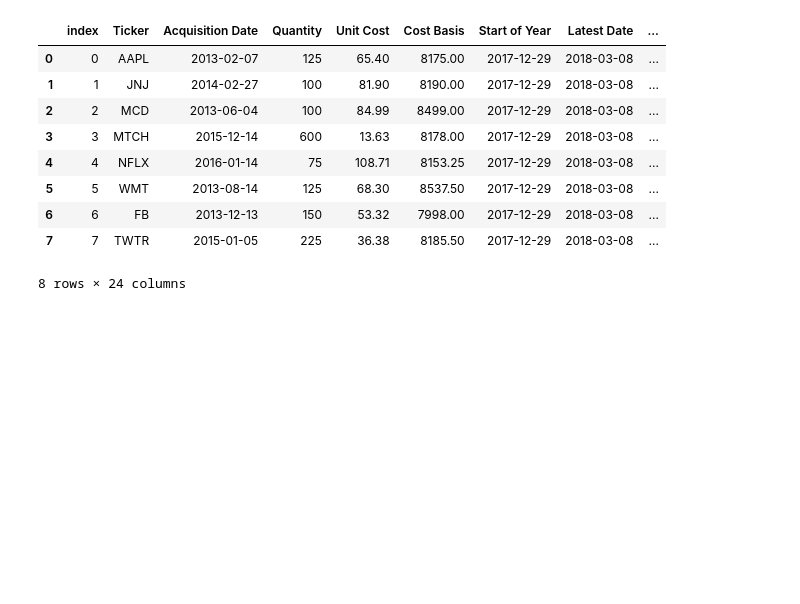
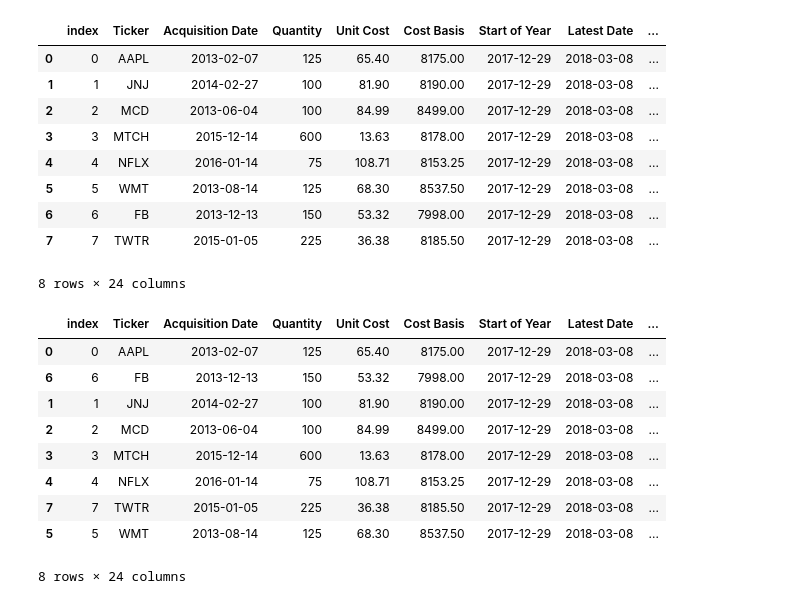
Before and after one commit to xiaomaniay/python-apps, a Jupyter notebook: yahoo_finance_test.ipynb, the cells around one changed output. Saved outputs shown, nothing was run; the diff lists cells and outputs as text; code cells hidden in the pictures; blank space fills up the shorter version.

```diff
--- a/yahoo_finance_test.ipynb
+++ b/yahoo_finance_test.ipynb
@@ -556,3 +556,18 @@ merged_portfolio_sp_latest_YTD_sp
 | 6 | 6 | FB | 2013-12-13 | 150 | 53.32 | 7998.00 | 2017-12-29 | 2018-03-08 | ... |
 | 7 | 7 | TWTR | 2015-01-05 | 225 | 36.38 | 8185.50 | 2017-12-29 | 2018-03-08 | ... |
 8 rows × 24 columns
+# %%
+merged_portfolio_sp_latest_YTD_sp = merged_portfolio_sp_latest_YTD_sp.sort_values(by='Ticker', ascending=True)
+# %%
+merged_portfolio_sp_latest_YTD_sp
+# %% [output]
+|  | index | Ticker | Acquisition Date | Quantity | Unit Cost | Cost Basis | Start of Year | Latest Date | ... |
+| 0 | 0 | AAPL | 2013-02-07 | 125 | 65.40 | 8175.00 | 2017-12-29 | 2018-03-08 | ... |
+| 6 | 6 | FB | 2013-12-13 | 150 | 53.32 | 7998.00 | 2017-12-29 | 2018-03-08 | ... |
+| 1 | 1 | JNJ | 2014-02-27 | 100 | 81.90 | 8190.00 | 2017-12-29 | 2018-03-08 | ... |
+| 2 | 2 | MCD | 2013-06-04 | 100 | 84.99 | 8499.00 | 2017-12-29 | 2018-03-08 | ... |
+| 3 | 3 | MTCH | 2015-12-14 | 600 | 13.63 | 8178.00 | 2017-12-29 | 2018-03-08 | ... |
+| 4 | 4 | NFLX | 2016-01-14 | 75 | 108.71 | 8153.25 | 2017-12-29 | 2018-03-08 | ... |
+| 7 | 7 | TWTR | 2015-01-05 | 225 | 36.38 | 8185.50 | 2017-12-29 | 2018-03-08 | ... |
+| 5 | 5 | WMT | 2013-08-14 | 125 | 68.30 | 8537.50 | 2017-12-29 | 2018-03-08 | ... |
+8 rows × 24 columns
```
Also changed, not shown: parts of 37 cells of this notebook, 1 other file.
